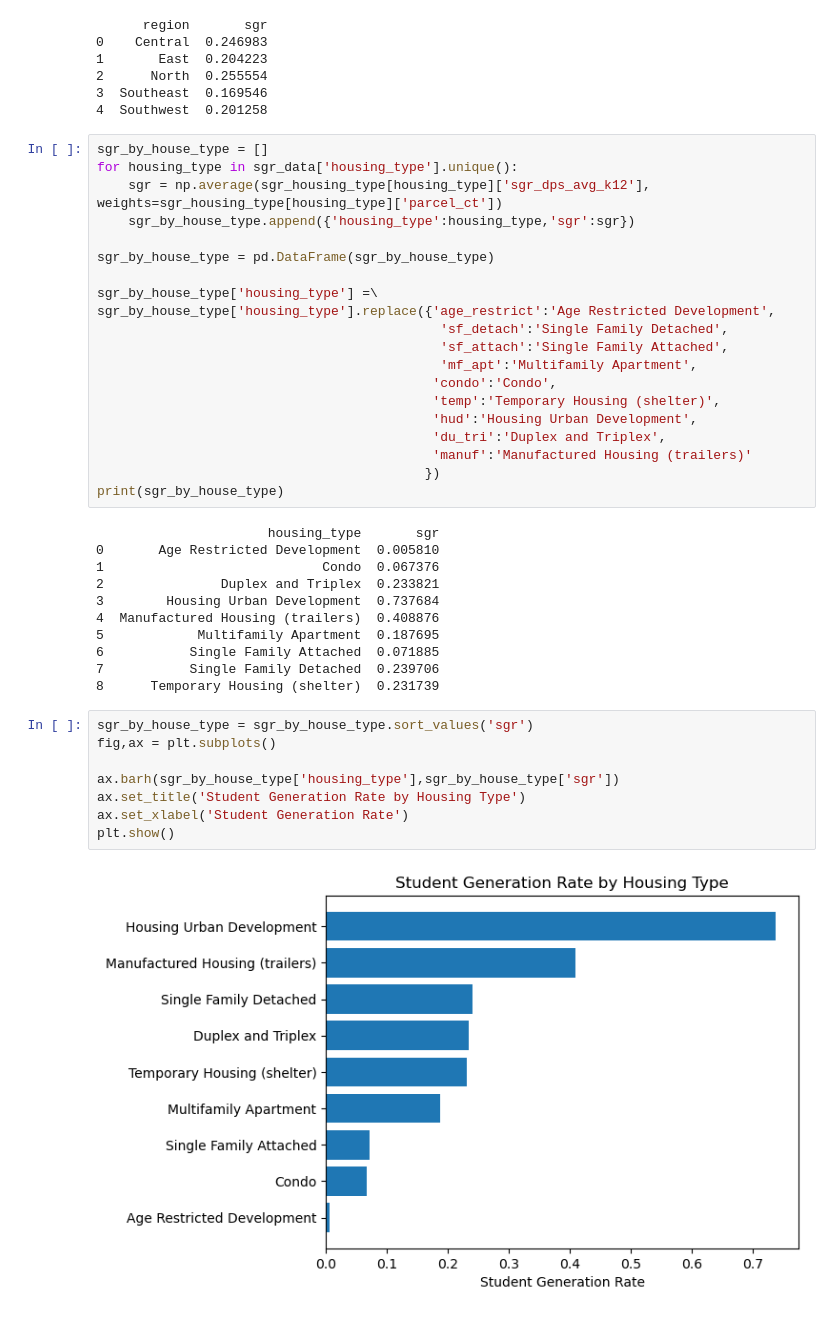
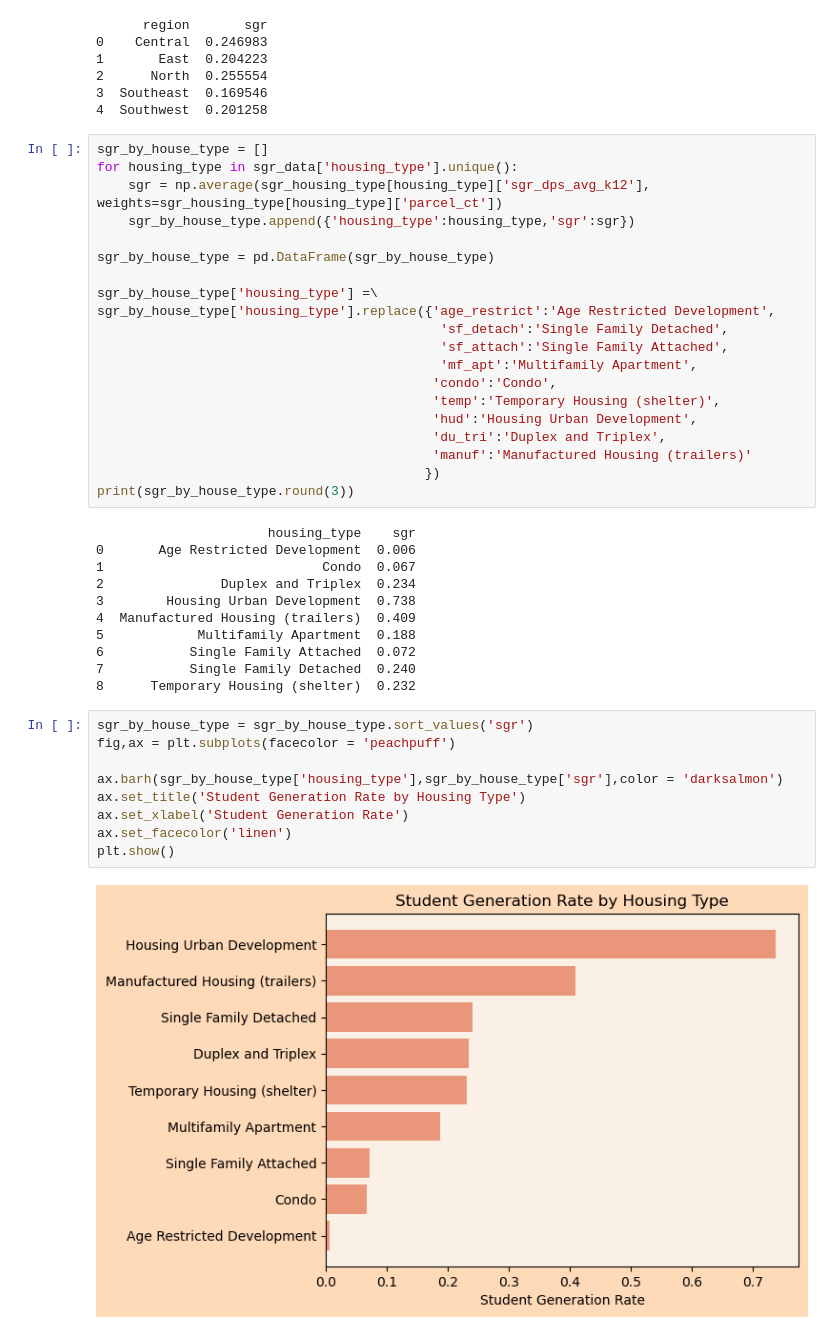
Before and after one commit to olublin/DPS-Planning, a Jupyter notebook: sgr_dev.ipynb, the cells around one changed output. Saved outputs shown, nothing was run; the diff lists cells and outputs as text.

Commit message:
probably all done with this notebook now, edited graphs

```diff
--- a/sgr_dev.ipynb
+++ b/sgr_dev.ipynb
@@ -141,27 +141,28 @@ sgr_by_house_type['housing_type'].replace({'age_restrict':'Age Restricted Develo
                                            'du_tri':'Duplex and Triplex',
                                            'manuf':'Manufactured Housing (trailers)'
                                           })
-print(sgr_by_house_type)
+print(sgr_by_house_type.round(3))
 # %% [output]
-                      housing_type       sgr
-0       Age Restricted Development  0.005810
-1                            Condo  0.067376
-2               Duplex and Triplex  0.233821
-3        Housing Urban Development  0.737684
-4  Manufactured Housing (trailers)  0.408876
-5            Multifamily Apartment  0.187695
-6           Single Family Attached  0.071885
-7           Single Family Detached  0.239706
-8      Temporary Housing (shelter)  0.231739
+                      housing_type    sgr
+0       Age Restricted Development  0.006
+1                            Condo  0.067
+2               Duplex and Triplex  0.234
+3        Housing Urban Development  0.738
+4  Manufactured Housing (trailers)  0.409
+5            Multifamily Apartment  0.188
+6           Single Family Attached  0.072
+7           Single Family Detached  0.240
+8      Temporary Housing (shelter)  0.232
 # %%
 sgr_by_house_type = sgr_by_house_type.sort_values('sgr')
-fig,ax = plt.subplots()
+fig,ax = plt.subplots(facecolor = 'peachpuff')
 
-ax.barh(sgr_by_house_type['housing_type'],sgr_by_house_type['sgr'])
+ax.barh(sgr_by_house_type['housing_type'],sgr_by_house_type['sgr'],color = 'darksalmon')
 ax.set_title('Student Generation Rate by Housing Type')
 ax.set_xlabel('Student Generation Rate')
+ax.set_facecolor('linen')
 plt.show()
 # %% [output]
-[figure, old version]
+[figure, new version]
 # %%
 #load in developments
```
Also changed, not shown: parts of 1 cell of this notebook.
